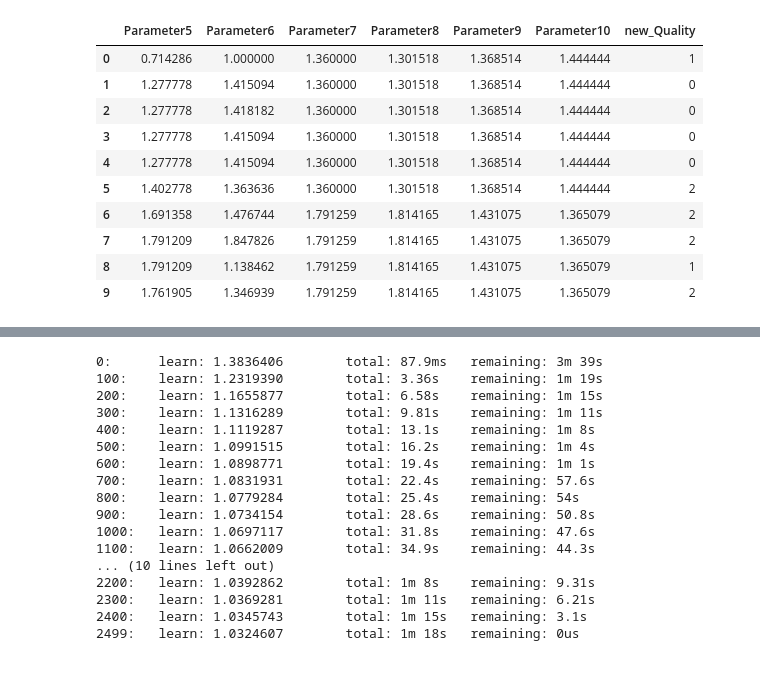
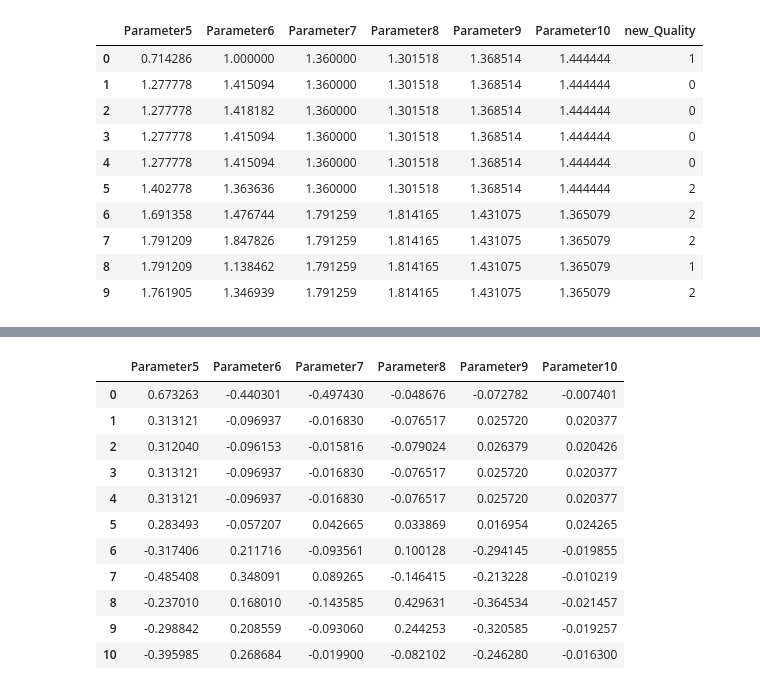
Before and after one commit to ZeratuuLL/Kaggle, a Jupyter notebook: CCF Production Quality Prediction/Categories.ipynb, the cells around one changed output, grey strips where cells are left out. Saved outputs shown, nothing was run; the diff lists cells and outputs as text; code cells hidden in the pictures.

```diff
--- a/CCF Production Quality Prediction/Categories.ipynb
+++ b/CCF Production Quality Prediction/Categories.ipynb
@@ -133,3 +93,5 @@ def get_weighted_average_encoding(training, validation, col_list, target_name, k
 train = training[features + ['new_Quality']]
 test = testing[features + ['Group']]
 train, test = get_target_mean_encoding(train, test, features, 'new_Quality')
+pca.fit(pd.concat([train[features], test[features]]))
+np.cumsum(pca.explained_variance_ratio_)
@@ -207,27 +137,0 @@ array([ 0.50082029, -1.14111656])
-# %%
-clf = CatBoostClassifier(iterations=2500, depth=8, learning_rate=0.005, verbose=100, loss_function='MultiClass', random_state=666)
-clf.fit(training[features], training['new_Quality'])
-probs = clf.predict_proba(testing[features])
-testing['prob_Fail'] = 0
-testing['prob_Pass'] = 0
-testing['prob_Good'] = 0
-testing['prob_Excellent'] = 0
-testing.loc[:,['prob_Fail','prob_Pass','prob_Good','prob_Excellent']] = probs
-# %% [output]
-0:      learn: 1.3836406        total: 87.9ms   remaining: 3m 39s
-100:    learn: 1.2319390        total: 3.36s    remaining: 1m 19s
-200:    learn: 1.1655877        total: 6.58s    remaining: 1m 15s
-300:    learn: 1.1316289        total: 9.81s    remaining: 1m 11s
-400:    learn: 1.1119287        total: 13.1s    remaining: 1m 8s
-500:    learn: 1.0991515        total: 16.2s    remaining: 1m 4s
-600:    learn: 1.0898771        total: 19.4s    remaining: 1m 1s
-700:    learn: 1.0831931        total: 22.4s    remaining: 57.6s
-800:    learn: 1.0779284        total: 25.4s    remaining: 54s
-900:    learn: 1.0734154        total: 28.6s    remaining: 50.8s
-1000:   learn: 1.0697117        total: 31.8s    remaining: 47.6s
-1100:   learn: 1.0662009        total: 34.9s    remaining: 44.3s
-... (10 lines left out)
-2200:   learn: 1.0392862        total: 1m 8s    remaining: 9.31s
-2300:   learn: 1.0369281        total: 1m 11s   remaining: 6.21s
-2400:   learn: 1.0345743        total: 1m 15s   remaining: 3.1s
-2499:   learn: 1.0324607        total: 1m 18s   remaining: 0us
@@ -237,0 +138,19 @@ prediction.to_csv('category.csv',index=False)
+# %%
+new_values = pca.fit_transform(pd.concat([train[features], test[features]]))
+train[features] = new_values[:6000, :].copy()
+test[features] = new_values[6000:, :].copy()
+# %%
+train.loc[:10, features]
+# %% [output]
+|  | Parameter5 | Parameter6 | Parameter7 | Parameter8 | Parameter9 | Parameter10 |
+| 0 | 0.673263 | -0.440301 | -0.497430 | -0.048676 | -0.072782 | -0.007401 |
+| 1 | 0.313121 | -0.096937 | -0.016830 | -0.076517 | 0.025720 | 0.020377 |
+| 2 | 0.312040 | -0.096153 | -0.015816 | -0.079024 | 0.026379 | 0.020426 |
+| 3 | 0.313121 | -0.096937 | -0.016830 | -0.076517 | 0.025720 | 0.020377 |
+| 4 | 0.313121 | -0.096937 | -0.016830 | -0.076517 | 0.025720 | 0.020377 |
+| 5 | 0.283493 | -0.057207 | 0.042665 | 0.033869 | 0.016954 | 0.024265 |
+| 6 | -0.317406 | 0.211716 | -0.093561 | 0.100128 | -0.294145 | -0.019855 |
+| 7 | -0.485408 | 0.348091 | 0.089265 | -0.146415 | -0.213228 | -0.010219 |
+| 8 | -0.237010 | 0.168010 | -0.143585 | 0.429631 | -0.364534 | -0.021457 |
+| 9 | -0.298842 | 0.208559 | -0.093060 | 0.244253 | -0.320585 | -0.019257 |
+| 10 | -0.395985 | 0.268684 | -0.019900 | -0.082102 | -0.246280 | -0.016300 |
```
Also changed, not shown: parts of 40 cells of this notebook, 3 other files.
